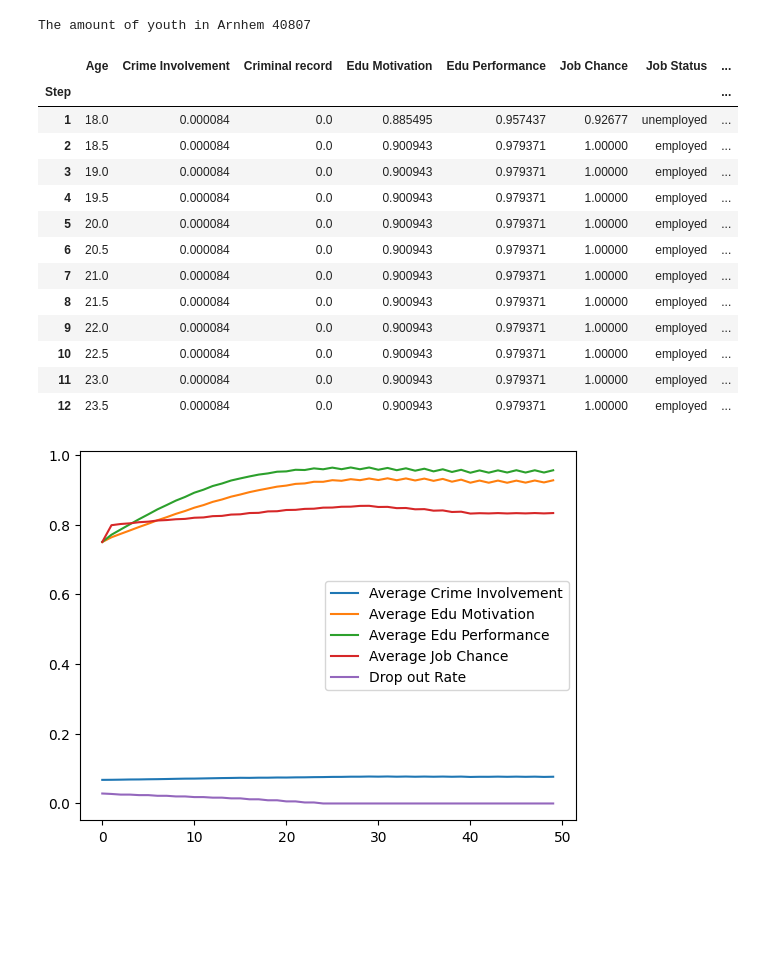
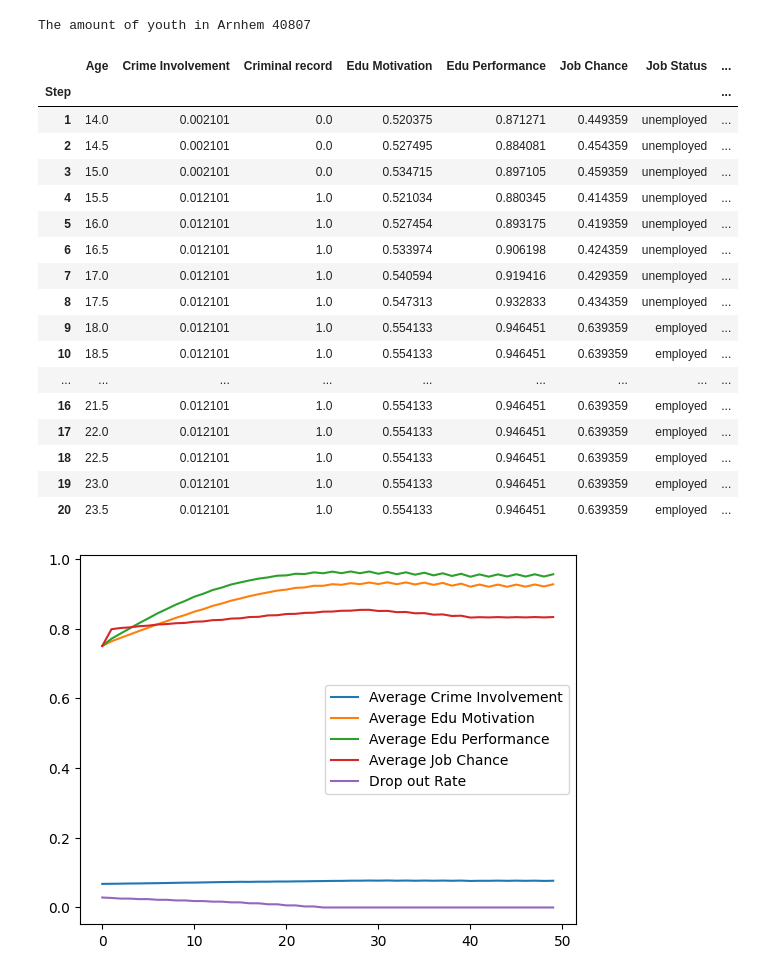
Before and after one commit to ihsdriessen/scp_abm, a Jupyter notebook: test_youth_model.ipynb, the cells around one changed output. Cells and saved outputs as stored; diff of their text form; code cells hidden in the pictures; blank space fills up the shorter version.

```diff
--- a/test_youth_model.ipynb
+++ b/test_youth_model.ipynb
@@ -467,22 +467,26 @@ agent_data = model.datacollector.get_agent_vars_dataframe()
 # %% [output]
 The amount of youth in Arnhem 40807
 # %%
-agent_data.xs(40000, level='AgentID')
+agent_data.xs(40001, level='AgentID')
 # %% [output]
 |  | Age | Crime Involvement | Criminal record | Edu Motivation | Edu Performance | Job Chance | Job Status | ... |
 | Step |  |  |  |  |  |  |  | ... |
-| 1 | 18.0 | 0.000084 | 0.0 | 0.885495 | 0.957437 | 0.92677 | unemployed | ... |
-| 2 | 18.5 | 0.000084 | 0.0 | 0.900943 | 0.979371 | 1.00000 | employed | ... |
-| 3 | 19.0 | 0.000084 | 0.0 | 0.900943 | 0.979371 | 1.00000 | employed | ... |
-| 4 | 19.5 | 0.000084 | 0.0 | 0.900943 | 0.979371 | 1.00000 | employed | ... |
-| 5 | 20.0 | 0.000084 | 0.0 | 0.900943 | 0.979371 | 1.00000 | employed | ... |
-| 6 | 20.5 | 0.000084 | 0.0 | 0.900943 | 0.979371 | 1.00000 | employed | ... |
-| 7 | 21.0 | 0.000084 | 0.0 | 0.900943 | 0.979371 | 1.00000 | employed | ... |
-| 8 | 21.5 | 0.000084 | 0.0 | 0.900943 | 0.979371 | 1.00000 | employed | ... |
-| 9 | 22.0 | 0.000084 | 0.0 | 0.900943 | 0.979371 | 1.00000 | employed | ... |
-| 10 | 22.5 | 0.000084 | 0.0 | 0.900943 | 0.979371 | 1.00000 | employed | ... |
-| 11 | 23.0 | 0.000084 | 0.0 | 0.900943 | 0.979371 | 1.00000 | employed | ... |
-| 12 | 23.5 | 0.000084 | 0.0 | 0.900943 | 0.979371 | 1.00000 | employed | ... |
+| 1 | 14.0 | 0.002101 | 0.0 | 0.520375 | 0.871271 | 0.449359 | unemployed | ... |
+| 2 | 14.5 | 0.002101 | 0.0 | 0.527495 | 0.884081 | 0.454359 | unemployed | ... |
+| 3 | 15.0 | 0.002101 | 0.0 | 0.534715 | 0.897105 | 0.459359 | unemployed | ... |
+| 4 | 15.5 | 0.012101 | 1.0 | 0.521034 | 0.880345 | 0.414359 | unemployed | ... |
+| 5 | 16.0 | 0.012101 | 1.0 | 0.527454 | 0.893175 | 0.419359 | unemployed | ... |
+| 6 | 16.5 | 0.012101 | 1.0 | 0.533974 | 0.906198 | 0.424359 | unemployed | ... |
+| 7 | 17.0 | 0.012101 | 1.0 | 0.540594 | 0.919416 | 0.429359 | unemployed | ... |
+| 8 | 17.5 | 0.012101 | 1.0 | 0.547313 | 0.932833 | 0.434359 | unemployed | ... |
+| 9 | 18.0 | 0.012101 | 1.0 | 0.554133 | 0.946451 | 0.639359 | employed | ... |
+| 10 | 18.5 | 0.012101 | 1.0 | 0.554133 | 0.946451 | 0.639359 | employed | ... |
+| ... | ... | ... | ... | ... | ... | ... | ... | ... |
+| 16 | 21.5 | 0.012101 | 1.0 | 0.554133 | 0.946451 | 0.639359 | employed | ... |
+| 17 | 22.0 | 0.012101 | 1.0 | 0.554133 | 0.946451 | 0.639359 | employed | ... |
+| 18 | 22.5 | 0.012101 | 1.0 | 0.554133 | 0.946451 | 0.639359 | employed | ... |
+| 19 | 23.0 | 0.012101 | 1.0 | 0.554133 | 0.946451 | 0.639359 | employed | ... |
+| 20 | 23.5 | 0.012101 | 1.0 | 0.554133 | 0.946451 | 0.639359 | employed | ... |
 # %%
 model_data.plot()
 plt.show()
```
Also changed, not shown: 1 other file.
